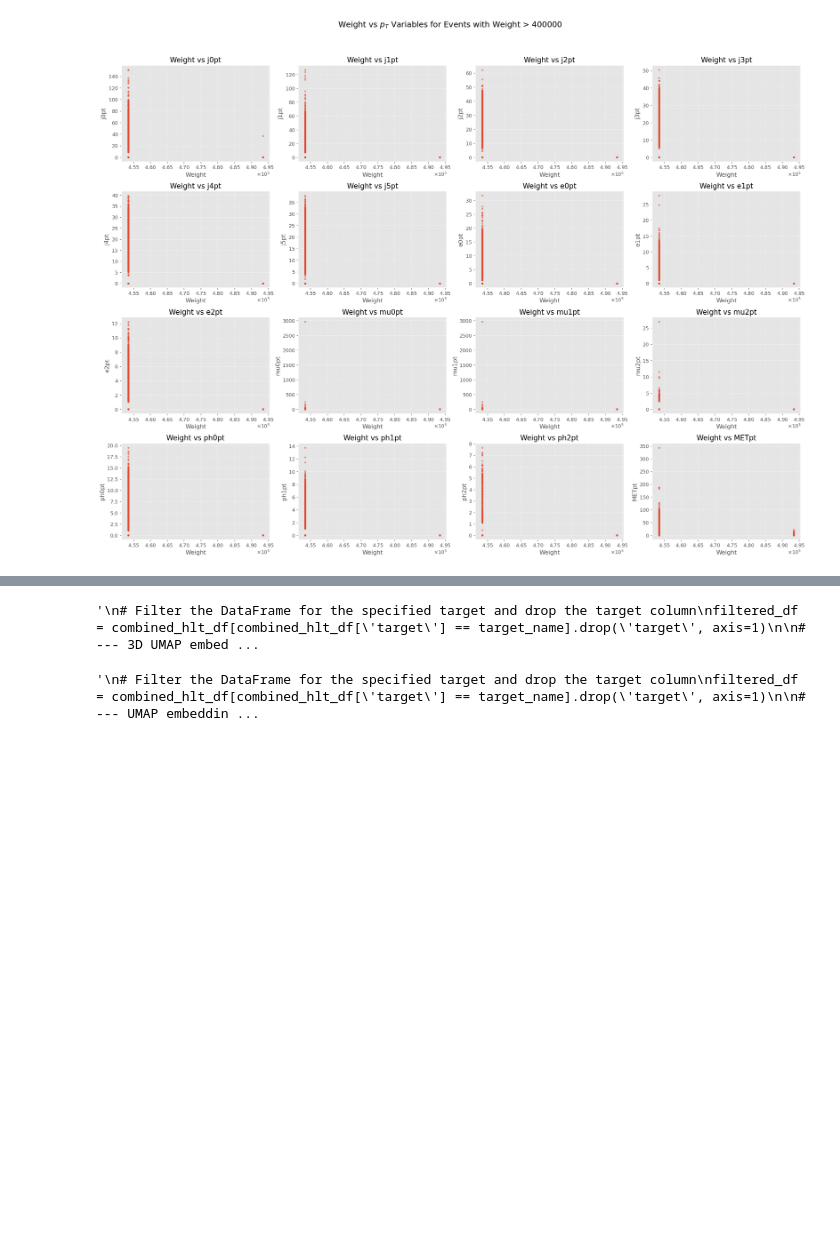
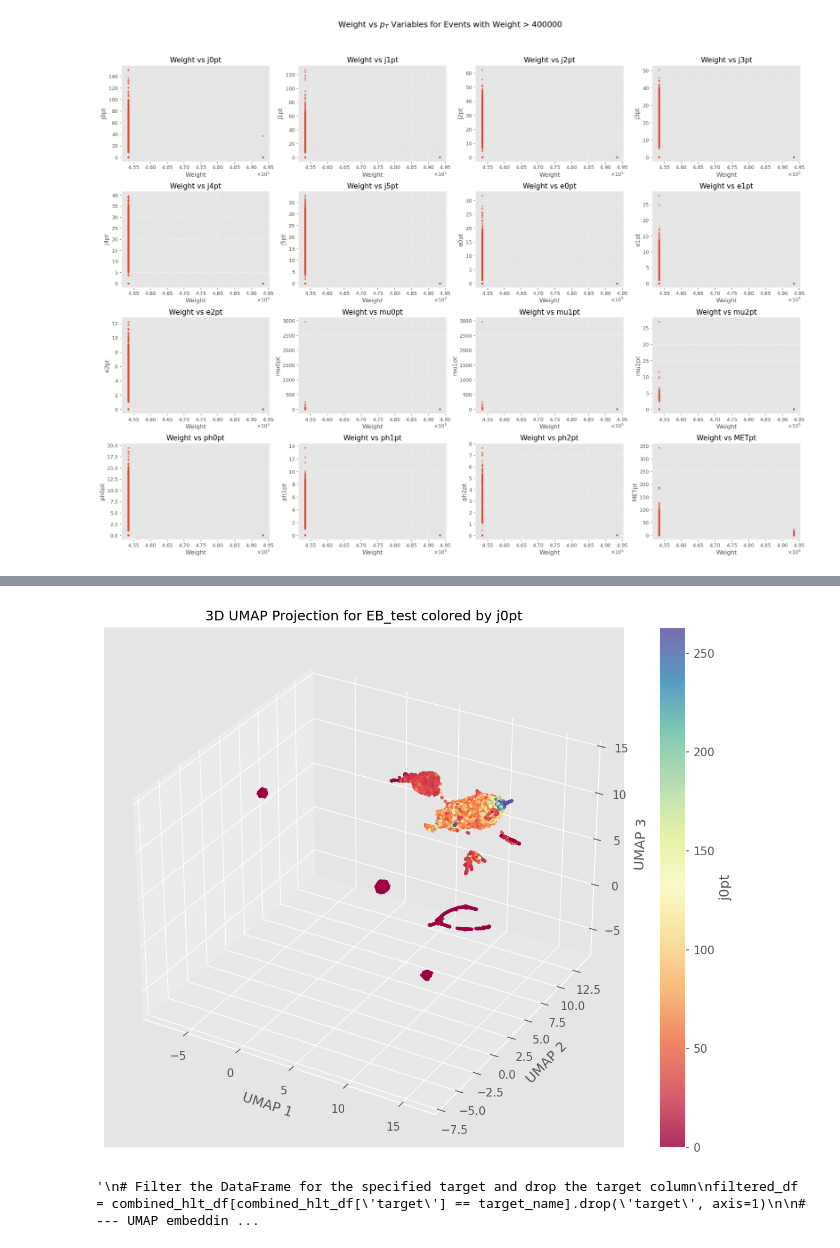
Before and after one commit to raktim711/AIMS-project---Anomaly-Detection, a Jupyter notebook: exploratory_work.ipynb, the cells around one changed output, grey strips where cells are left out. Cells and saved outputs as stored; diff of their text form; code cells hidden in the pictures; blank space fills up the shorter version.

```diff
--- a/exploratory_work.ipynb
+++ b/exploratory_work.ipynb
@@ -440,5 +447,4 @@ plt.show()
 # %%
-'''
 # Filter the DataFrame for the specified target and drop the target column
 filtered_df = combined_hlt_df[combined_hlt_df['target'] == target_name].drop('target', axis=1)
 
@@ -447,46 +453,54 @@ reducer_3d = umap.UMAP(
     n_components=3,
     n_neighbors=15,
     min_dist=0.1,
-    random_state=None,  # allow multi-threading
-    n_jobs=-1           # use all CPU cores
+    random_state=42,
+    n_jobs=1
 )
 
-embedding_3d = reducer_3d.fit_transform(filtered_df)
+# Sample the data for faster processing
+sampled_df = filtered_df.sample(n=20000, random_state=42)
+
+# Standardize the data
+scaler = StandardScaler()
+scaled_sampled_df = scaler.fit_transform(sampled_df)
+
+embedding_3d = reducer_3d.fit_transform(scaled_sampled_df)
 
 # --- Choose the feature to color by ---
+# Sample the color feature using the index from the sampled_df
 # You can change the column index (e.g., to 1, 2, etc.) to color by a different feature
-color_feature = filtered_df.iloc[:, 0]
-feature_name = filtered_df.columns[3] if isinstance(filtered_df.columns[0], (str, int)) else "Feature 0"
+color_feature_sampled = filtered_df.loc[sampled_df.index, filtered_df.columns[0]]
+feature_name = filtered_df.columns[0]
+
 
 # --- Normalize colors for better visualization ---
-norm = plt.Normalize(vmin=np.percentile(color_feature, 1), vmax=np.percentile(color_feature, 99))
+norm = plt.Normalize(vmin=np.percentile(color_feature_sampled, 1), vmax=np.percentile(color_feature_sampled, 99))
 
 # --- Plot 3D UMAP ---
 fig = plt.figure(figsize=(9, 7),dpi=150)
 ax = fig.add_subplot(111, projection='3d')
 
 p = ax.scatter(
     embedding_3d[:, 0],
     embedding_3d[:, 1],
     embedding_3d[:, 2],
-    c=color_feature,
+    c=color_feature_sampled,
     cmap='Spectral',
     s=6,
     alpha=0.8,
     norm=norm
 )
 
 ax.set_title(f'3D UMAP Projection for {target_name} colored by {feature_name}', fontsize=12)
 ax.set_xlabel('UMAP 1')
 ax.set_ylabel('UMAP 2')
 ax.set_zlabel('UMAP 3')
 
 fig.colorbar(p, ax=ax, label=feature_name)
 plt.tight_layout()
 plt.show()
-'''
 # %% [output]
-'\n# Filter the DataFrame for the specified target and drop the target column\nfiltered_df = combined_hlt_df[combined_hlt_df[\'target\'] == target_name].drop(\'target\', axis=1)\n\n# --- 3D UMAP embed ...
+[figure, added]
 # %%
 '''
 # Filter the DataFrame for the specified target and drop the target column
```
Also changed, not shown: parts of 24 cells of this notebook.
